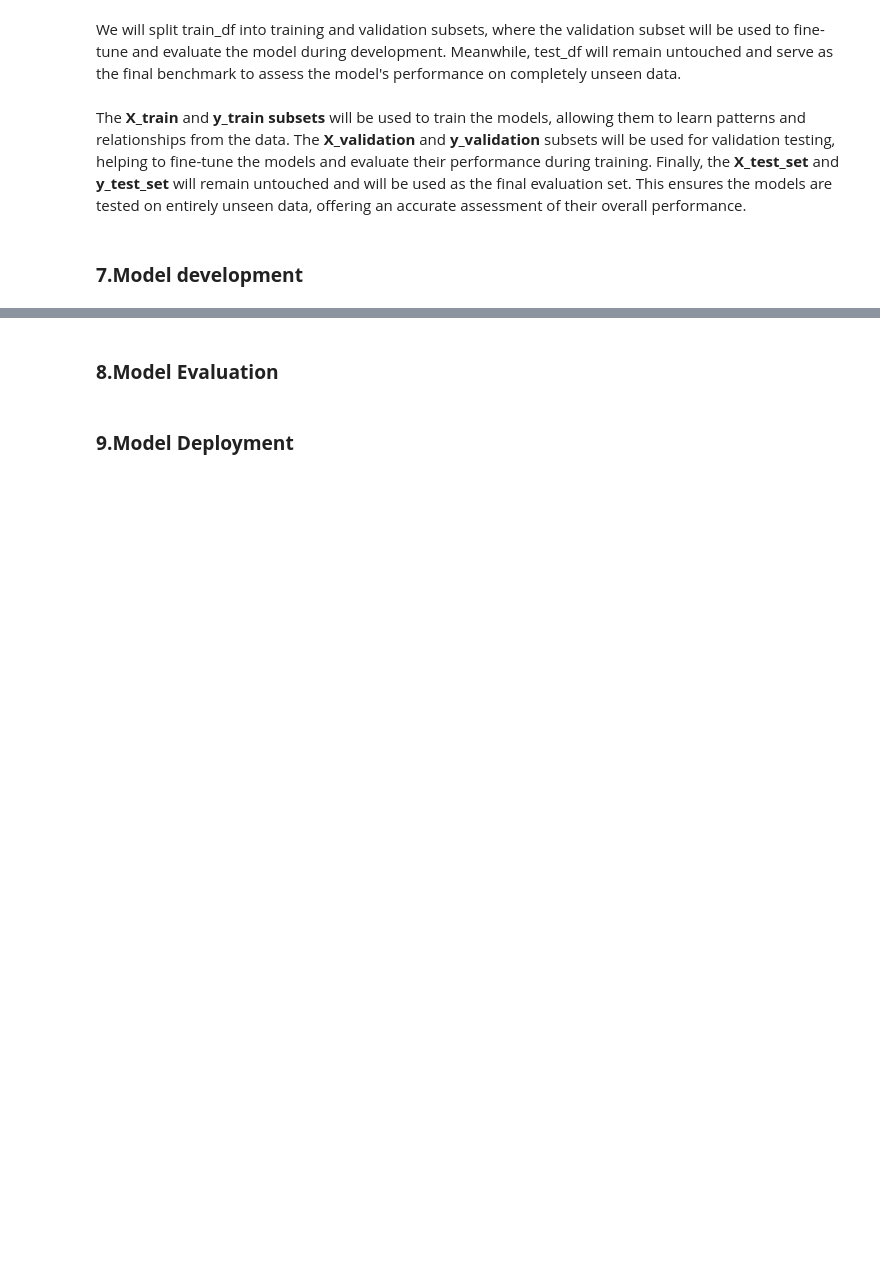
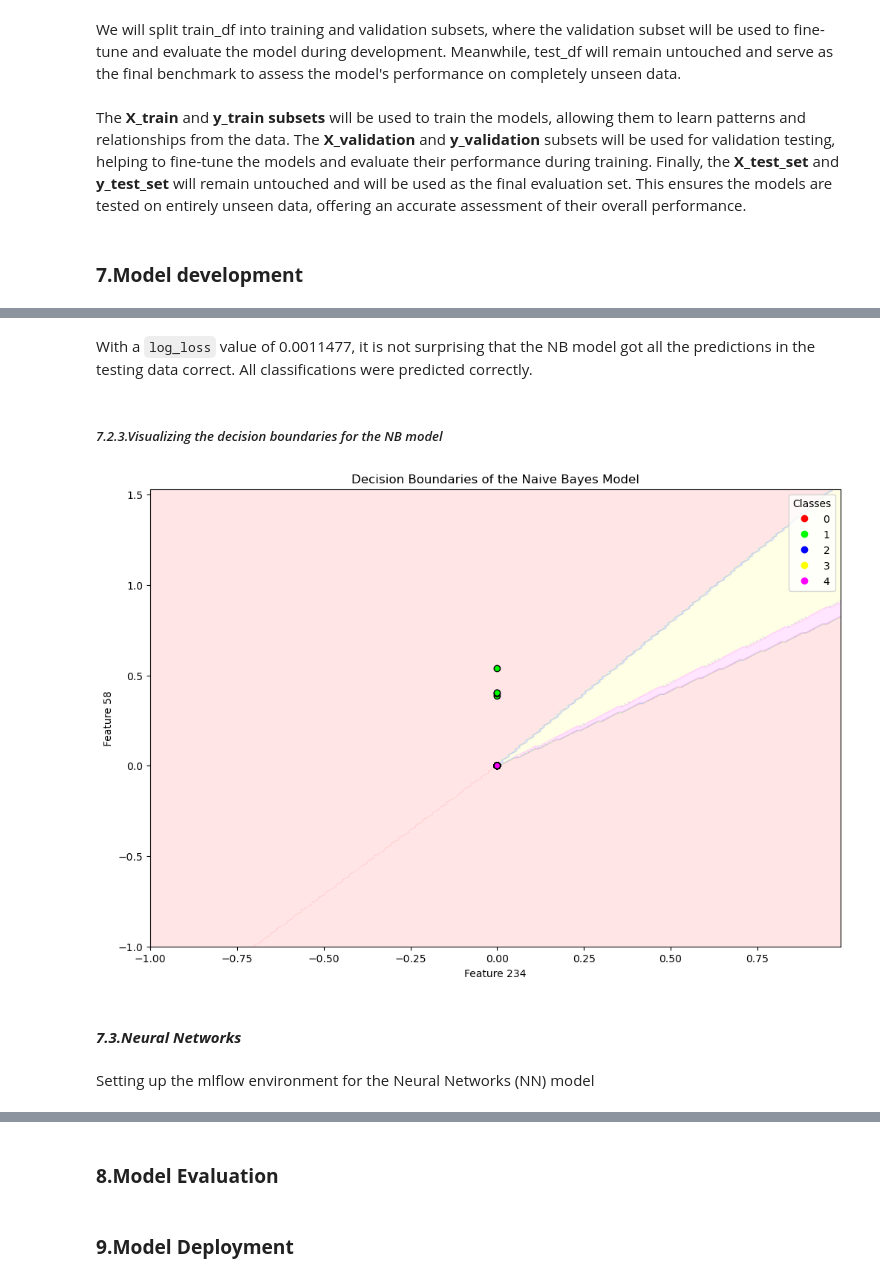
Before and after one commit to lamelkekana/Team3_ClassificationProject, a Jupyter notebook: News_articles.ipynb, the cells around one changed output, grey strips where cells are left out. Drawn from its saved outputs; the diff is of its cells as text; code cells hidden in the pictures; blank space fills up the shorter version.

```diff
--- a/News_articles.ipynb
+++ b/News_articles.ipynb
@@ -866,0 +1323,80 @@ The __X_train__ and __y_train subsets__ will be used to train the models, allowi
+# %% [markdown]
+With a `log_loss` value of 0.0011477, it is not surprising that the NB model got all the predictions in the testing data correct. All classifications were predicted correctly.
+# %% [markdown]
+##### *7.2.3.Visualizing the decision boundaries for the NB model*
+# %%
+def visualize_nb_model(nb_model,
+                       X_train,
+                       X_validation,
+                       y_train,
+                       y_validation,
+                      feature_indices=[1, 2]):
+
+    """
+    Plot the decision boundary of a Naive Bayes model for two selected features.
+
+    Parameters:
+    - model: Trained Naive Bayes model
+    - X_vailation: Feature matrix
+    - y_validation: Target variable
+    - feature_indices: Indices of the two features to plot
+    """
+
+    # Extract the two selected features
+    X_fit = X_train[:, feature_indices]
+    X_selected = X_validation[:, feature_indices]
+
+    nb_model.fit(X_fit, y_train)
+    # Define the min and max for the two features
+    x_min, x_max = X_selected[:, 0].min() - 1, X_selected[:, 0].max() + 1
+    y_min, y_max = X_selected[:, 1].min() - 1, X_selected[:, 1].max() + 1
+
+    # Create a meshgrid of points
+    xx, yy = np.meshgrid(
+        np.arange(x_min, x_max, 0.01),
+        np.arange(y_min, y_max, 0.01)
+    )
+
+    # Predict on the meshgrid
+    Z = nb_model.predict(np.c_[xx.ravel(), yy.ravel()])
+    Z = Z.reshape(xx.shape)
+
+    # Plot the decision boundary
+    plt.figure(figsize=(12, 8))
+    cmap_background = ListedColormap(['#FFAAAA', '#AAFFAA', '#AAAAFF', '#FFFFAA', '#FFAAFF'])
+    cmap_points = ListedColormap(['#FF0000', '#00FF00', '#0000FF', '#FFFF00', '#FF00FF'])
+    plt.contourf(xx, yy, Z, alpha=0.3, cmap=cmap_background)
+
+    # Scatter the actual data points
+    scatter = plt.scatter(
+        X_selected[:, 0],
+        X_selected[:, 1],
+        c=y_validation,
+        edgecolor='k',
+        cmap=cmap_points
+    )
+
+    # Add legend
+    handles, labels = scatter.legend_elements()
+    plt.legend(handles, labels, title='Classes')
+
+    # Label the plot
+    plt.title('Decision Boundaries of the Naive Bayes Model')
+    plt.xlabel(f'Feature {feature_indices[0]}')
+    plt.ylabel(f'Feature {feature_indices[1]}')
+    plt.show()
+
+feature_indices = [234, 58] # Value range is [0-4386, 0-6006], shape(4387, 6007)
+visualize_nb_model(best_nb_model,
+                   X_train,
+                   X_validation,
+                   y_train,
+                   y_validation,
+                   feature_indices
+                  )
+# %% [output]
+[figure, added]
+# %% [markdown]
+#### ***7.3.Neural Networks***
+# %% [markdown]
+Setting up the mlflow environment for the Neural Networks (NN) model
```
Also changed, not shown: parts of 47 cells of this notebook, 2 other files.
